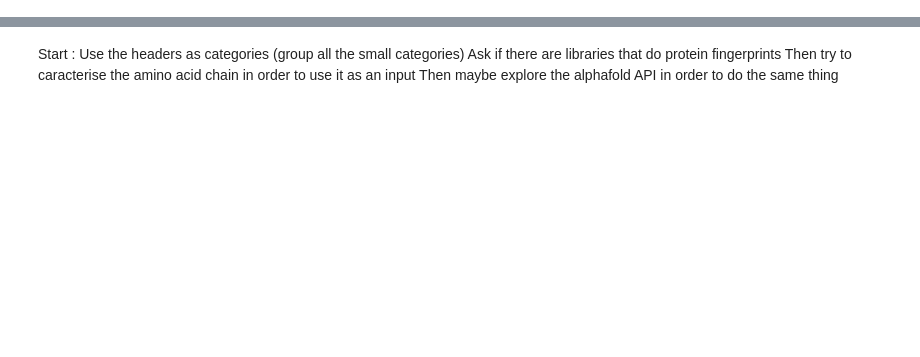
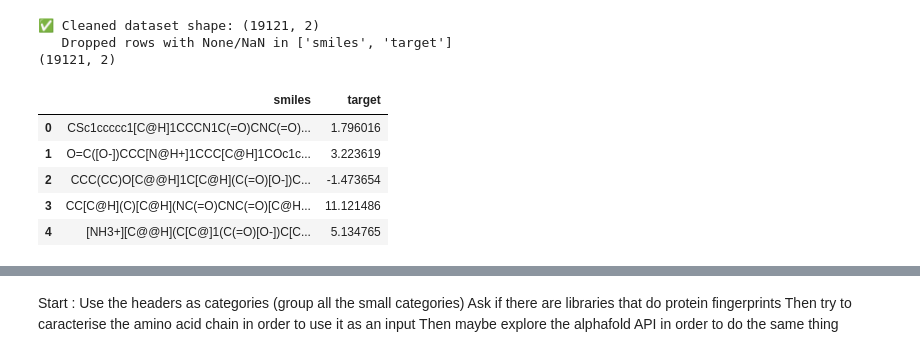
Before and after one commit to julianostermaier/cheminfo_project, a Jupyter notebook: RF_FeatureA.ipynb, the cells around one changed output, grey strips where cells are left out. Cells and saved outputs as stored; diff of their text form; code cells hidden in the pictures; blank space fills up the shorter version.

```diff
--- a/RF_FeatureA.ipynb
+++ b/RF_FeatureA.ipynb
@@ -1,4 +1,19 @@
 # %%
 import pandas as pd
+from code.preprocessing import PDBpreprocessing
 
 raw_data = pd.read_csv("LP_PDBBind.csv")
+
+preprocessed_data = PDBpreprocessing(raw_data, category= None, variable='both', keep_protein_chain=False, log_transform=True)
+print(preprocessed_data.shape)
+preprocessed_data.head()
+# %% [output]
+✅ Cleaned dataset shape: (19121, 2)
+   Dropped rows with None/NaN in ['smiles', 'target']
+(19121, 2)
+|  | smiles | target |
+| 0 | CSc1ccccc1[C@H]1CCCN1C(=O)CNC(=O)... | 1.796016 |
+| 1 | O=C([O-])CCC[N@H+]1CCC[C@H]1COc1c... | 3.223619 |
+| 2 | CCC(CC)O[C@@H]1C[C@H](C(=O)[O-])C... | -1.473654 |
+| 3 | CC[C@H](C)[C@H](NC(=O)CNC(=O)[C@H... | 11.121486 |
+| 4 | [NH3+][C@@H](C[C@]1(C(=O)[O-])C[C... | 5.134765 |
```
Also changed, not shown: parts of 7 cells of this notebook.
